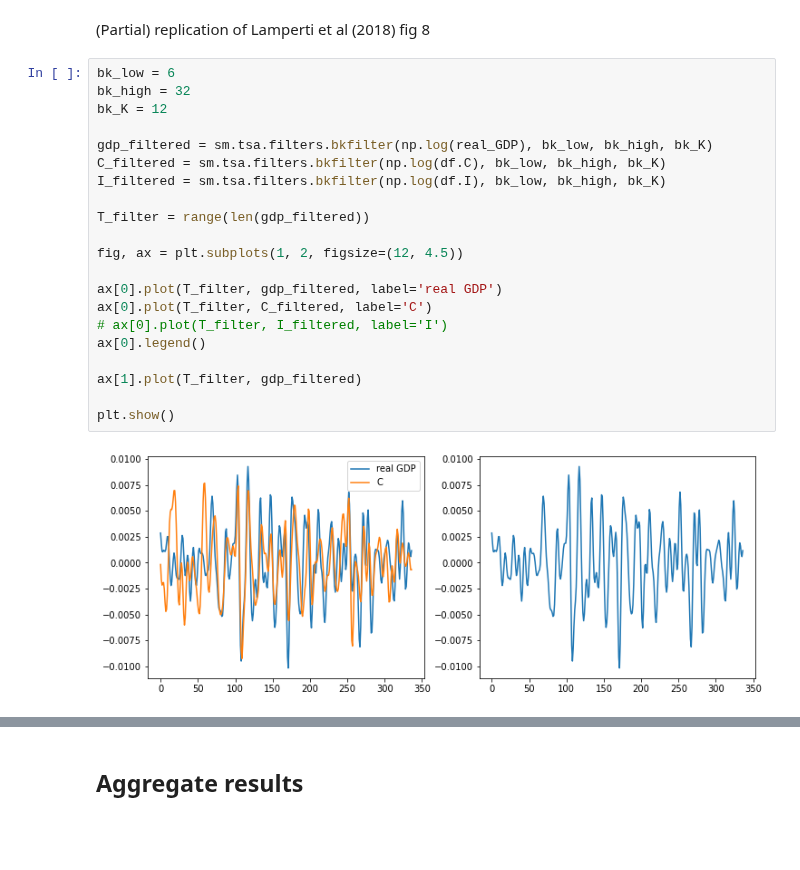
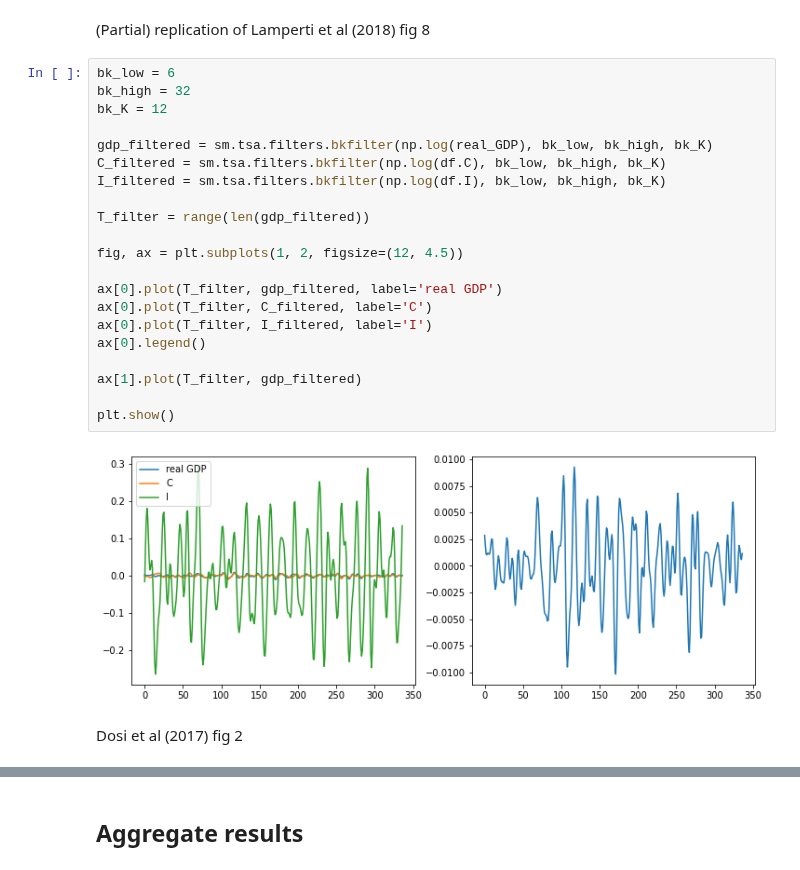
Before and after one commit to Tarsatir/Capsule_Climate, a Jupyter notebook: results/validation/replication_plots.ipynb, the cells around one changed output, grey strips where cells are left out. Drawn from its saved outputs; the diff is of its cells as text; blank space fills up the shorter version.

```diff
--- a/results/validation/replication_plots.ipynb
+++ b/results/validation/replication_plots.ipynb
@@ -75,23 +76,25 @@ plt.show()
 # %%
 bk_low = 6
 bk_high = 32
 bk_K = 12
 
 gdp_filtered = sm.tsa.filters.bkfilter(np.log(real_GDP), bk_low, bk_high, bk_K)
 C_filtered = sm.tsa.filters.bkfilter(np.log(df.C), bk_low, bk_high, bk_K)
 I_filtered = sm.tsa.filters.bkfilter(np.log(df.I), bk_low, bk_high, bk_K)
 
 T_filter = range(len(gdp_filtered))
 
 fig, ax = plt.subplots(1, 2, figsize=(12, 4.5))
 
 ax[0].plot(T_filter, gdp_filtered, label='real GDP')
 ax[0].plot(T_filter, C_filtered, label='C')
-# ax[0].plot(T_filter, I_filtered, label='I')
+ax[0].plot(T_filter, I_filtered, label='I')
 ax[0].legend()
 
 ax[1].plot(T_filter, gdp_filtered)
 
 plt.show()
 # %% [output]
-[figure, old version]
+[figure, new version]
+# %% [markdown]
+Dosi et al (2017) fig 2
```
Also changed, not shown: parts of 5 cells of this notebook, 43 other files.
